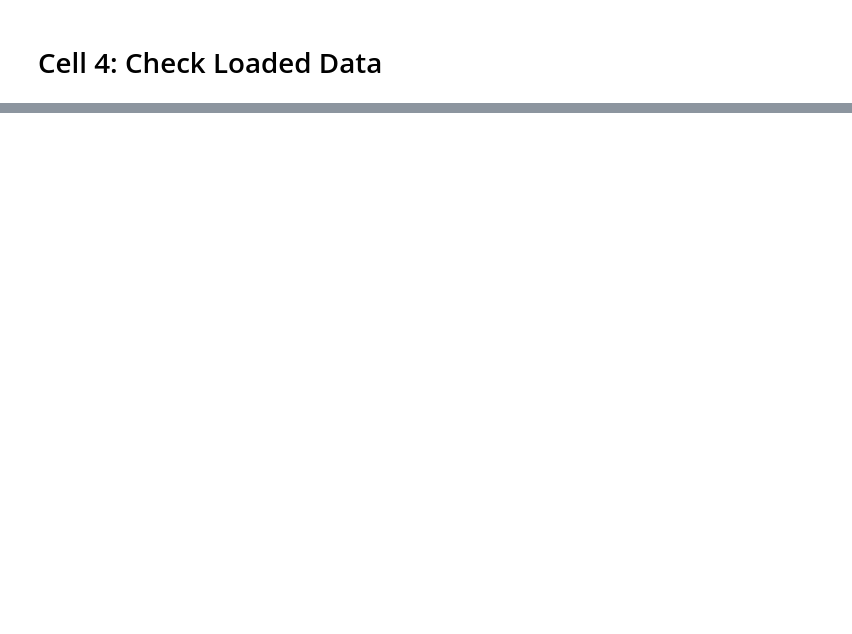
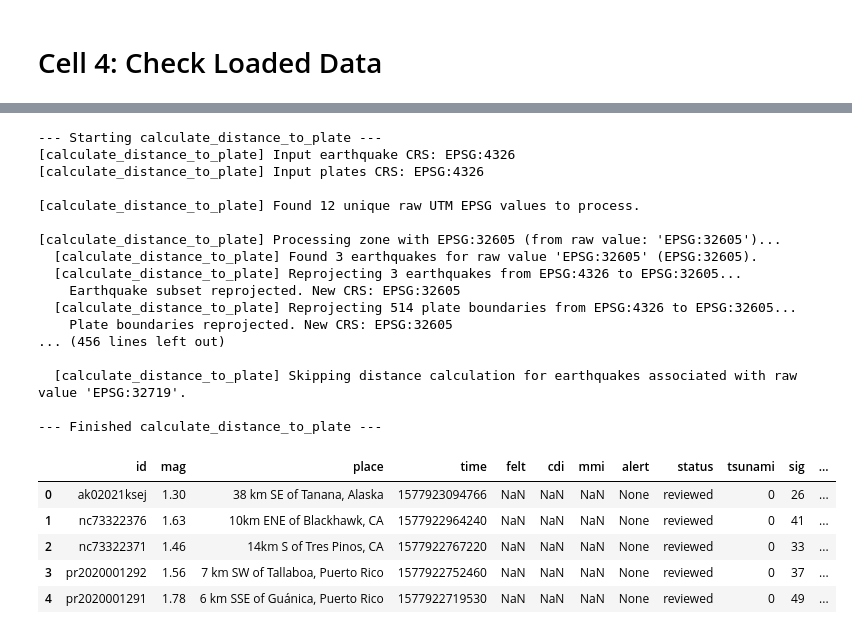
Before and after one commit to CopperQueen/hannah_miller_ge_3250_term_project, a Jupyter notebook: earthquake_plate_notebook.ipynb, the cells around one changed output, grey strips where cells are left out. Drawn from its saved outputs; the diff is of its cells as text; code cells hidden in the pictures; blank space fills up the shorter version.

```diff
--- a/earthquake_plate_notebook.ipynb
+++ b/earthquake_plate_notebook.ipynb
@@ -123,3 +312,34 @@ else:
+# %%
+import geopandas as gpd
+from functions.spatial_analysis import calculate_distance_to_plate
+
+earthquake_gdf_with_distances = calculate_distance_to_plate(earthquake_gdf[:50], plate_gdf)
+
+earthquake_gdf_with_distances.head()
+# %% [output]
+--- Starting calculate_distance_to_plate ---
+[calculate_distance_to_plate] Input earthquake CRS: EPSG:4326
+[calculate_distance_to_plate] Input plates CRS: EPSG:4326
+
+[calculate_distance_to_plate] Found 12 unique raw UTM EPSG values to process.
+
+[calculate_distance_to_plate] Processing zone with EPSG:32605 (from raw value: 'EPSG:32605')...
+  [calculate_distance_to_plate] Found 3 earthquakes for raw value 'EPSG:32605' (EPSG:32605).
+  [calculate_distance_to_plate] Reprojecting 3 earthquakes from EPSG:4326 to EPSG:32605...
+    Earthquake subset reprojected. New CRS: EPSG:32605
+  [calculate_distance_to_plate] Reprojecting 514 plate boundaries from EPSG:4326 to EPSG:32605...
+    Plate boundaries reprojected. New CRS: EPSG:32605
+... (456 lines left out)
+
+  [calculate_distance_to_plate] Skipping distance calculation for earthquakes associated with raw value 'EPSG:32719'.
+
+--- Finished calculate_distance_to_plate ---
+|  | id | mag | place | time | felt | cdi | mmi | alert | status | tsunami | sig | ... |
+| 0 | ak02021ksej | 1.30 | 38 km SE of Tanana, Alaska | 1577923094766 | NaN | NaN | NaN | None | reviewed | 0 | 26 | ... |
+| 1 | nc73322376 | 1.63 | 10km ENE of Blackhawk, CA | 1577922964240 | NaN | NaN | NaN | None | reviewed | 0 | 41 | ... |
+| 2 | nc73322371 | 1.46 | 14km S of Tres Pinos, CA | 1577922767220 | NaN | NaN | NaN | None | reviewed | 0 | 33 | ... |
+| 3 | pr2020001292 | 1.56 | 7 km SW of Tallaboa, Puerto Rico | 1577922752460 | NaN | NaN | NaN | None | reviewed | 0 | 37 | ... |
+| 4 | pr2020001291 | 1.78 | 6 km SSE of Guánica, Puerto Rico | 1577922719530 | NaN | NaN | NaN | None | reviewed | 0 | 49 | ... |
 # %%
 importlib.reload(functions.plotting) # Using this so I can edit the plotting.py file re-import without having to restart my kernel and load all the data which takes a good deal of time.
 
```
Also changed, not shown: parts of 11 cells of this notebook, 1 other file.
